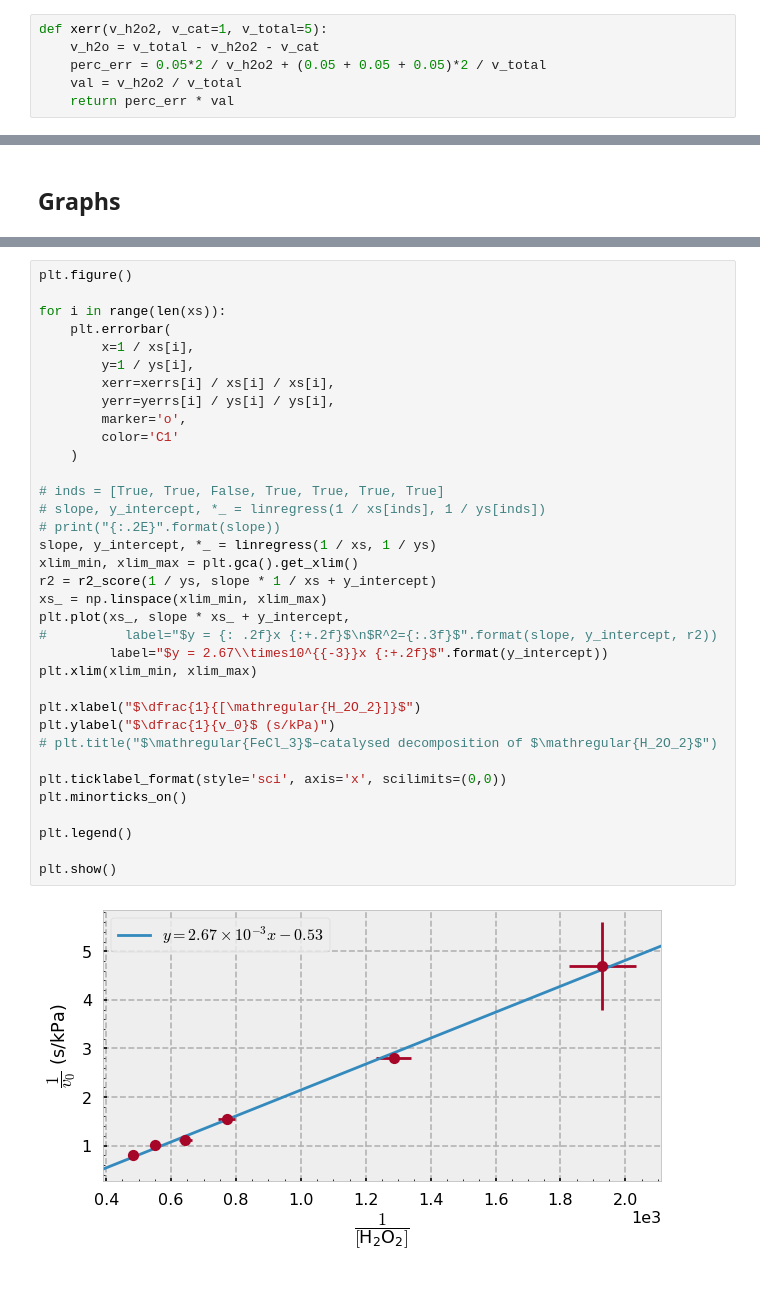
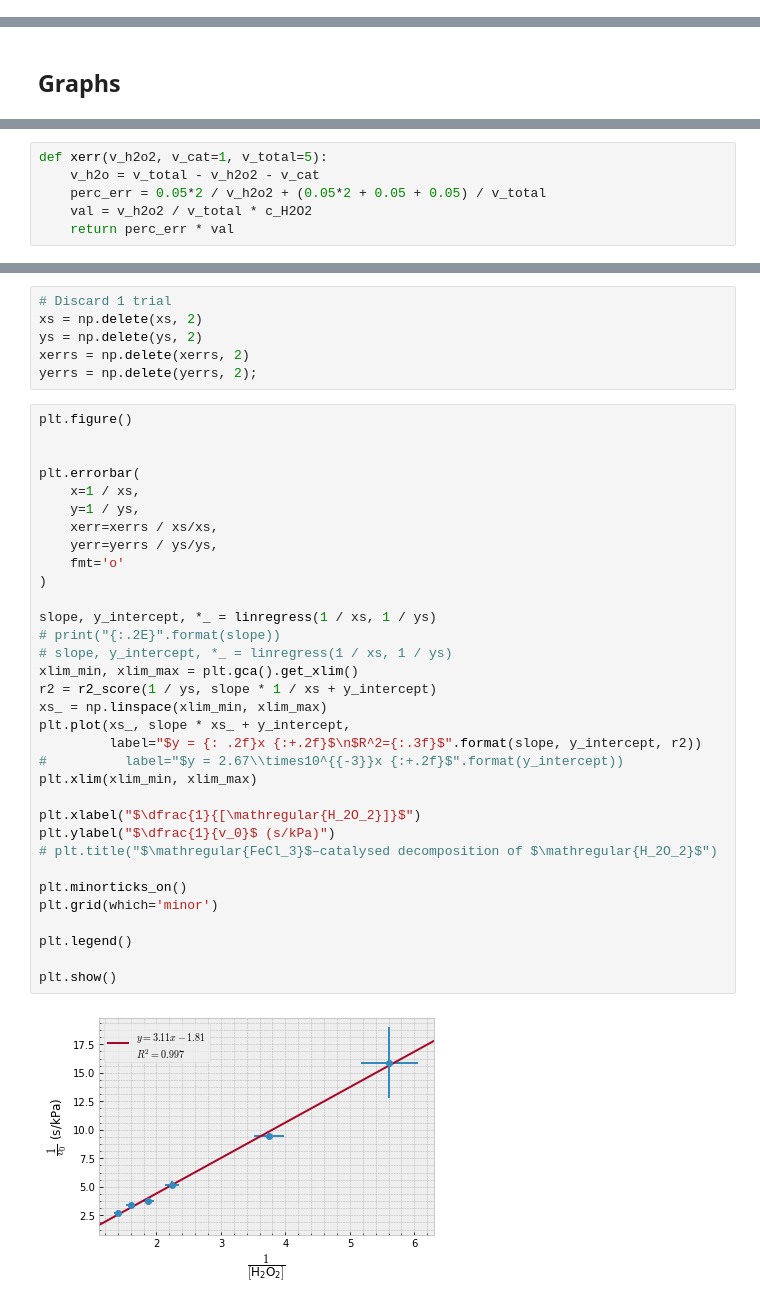
Before and after one commit to Pyxidatol-C/ChemIA, a Jupyter notebook: data/data.ipynb, the cells around one changed output, grey strips where cells are left out. Saved outputs shown, nothing was run; the diff lists cells and outputs as text.

```diff
--- a/data/data.ipynb
+++ b/data/data.ipynb
@@ -50,12 +52,6 @@ def rates(fs, ns, start=100, end=201):
     plt.axvline(dfs[0].time[start], linestyle='--', color='k')
     plt.axvline(dfs[0].time[start + L], linestyle='--', color='k')
     return rates
-# %%
-def xerr(v_h2o2, v_cat=1, v_total=5):
-    v_h2o = v_total - v_h2o2 - v_cat
-    perc_err = 0.05*2 / v_h2o2 + (0.05 + 0.05 + 0.05)*2 / v_total
-    val = v_h2o2 / v_total
-    return perc_err * val
 # %% [markdown]
 ## Reaction rate curve
 # %%
@@ -190,3 +213,9 @@ dtype: float64
+# %%
+def xerr(v_h2o2, v_cat=1, v_total=5):
+    v_h2o = v_total - v_h2o2 - v_cat
+    perc_err = 0.05*2 / v_h2o2 + (0.05*2 + 0.05 + 0.05) / v_total
+    val = v_h2o2 / v_total * c_H2O2
+    return perc_err * val
 # %%
 xs = []
 ys = []
@@ -288,40 +331,44 @@ plt.show()
+# %%
+# Discard 1 trial
+xs = np.delete(xs, 2)
+ys = np.delete(ys, 2)
+xerrs = np.delete(xerrs, 2)
+yerrs = np.delete(yerrs, 2);
 # %%
 plt.figure()
 
-for i in range(len(xs)):
-    plt.errorbar(
-        x=1 / xs[i],
-        y=1 / ys[i],
-        xerr=xerrs[i] / xs[i] / xs[i],
-        yerr=yerrs[i] / ys[i] / ys[i],
-        marker='o',
-        color='C1'
-    )
 
-# inds = [True, True, False, True, True, True, True]
-# slope, y_intercept, *_ = linregress(1 / xs[inds], 1 / ys[inds])
+plt.errorbar(
+    x=1 / xs,
+    y=1 / ys,
+    xerr=xerrs / xs/xs,
+    yerr=yerrs / ys/ys,
+    fmt='o'
+)
+
+slope, y_intercept, *_ = linregress(1 / xs, 1 / ys)
 # print("{:.2E}".format(slope))
-slope, y_intercept, *_ = linregress(1 / xs, 1 / ys)
+# slope, y_intercept, *_ = linregress(1 / xs, 1 / ys)
 xlim_min, xlim_max = plt.gca().get_xlim()
 r2 = r2_score(1 / ys, slope * 1 / xs + y_intercept)
 xs_ = np.linspace(xlim_min, xlim_max)
 plt.plot(xs_, slope * xs_ + y_intercept,
-#          label="$y = {: .2f}x {:+.2f}$\n$R^2={:.3f}$".format(slope, y_intercept, r2))
-         label="$y = 2.67\\times10^{{-3}}x {:+.2f}$".format(y_intercept))
+         label="$y = {: .2f}x {:+.2f}$\n$R^2={:.3f}$".format(slope, y_intercept, r2))
+#          label="$y = 2.67\\times10^{{-3}}x {:+.2f}$".format(y_intercept))
 plt.xlim(xlim_min, xlim_max)
 
 plt.xlabel("$\dfrac{1}{[\mathregular{H_2O_2}]}$")
 plt.ylabel("$\dfrac{1}{v_0}$ (s/kPa)")
 # plt.title("$\mathregular{FeCl_3}$–catalysed decomposition of $\mathregular{H_2O_2}$")
 
-plt.ticklabel_format(style='sci', axis='x', scilimits=(0,0))
 plt.minorticks_on()
+plt.grid(which='minor')
 
 plt.legend()
 
 plt.show()
 # %% [output]
-[figure, old version]
+[figure, new version]
 # %%
 plt.figure()
 
```
Also changed, not shown: parts of 19 cells of this notebook, 9 other files.
